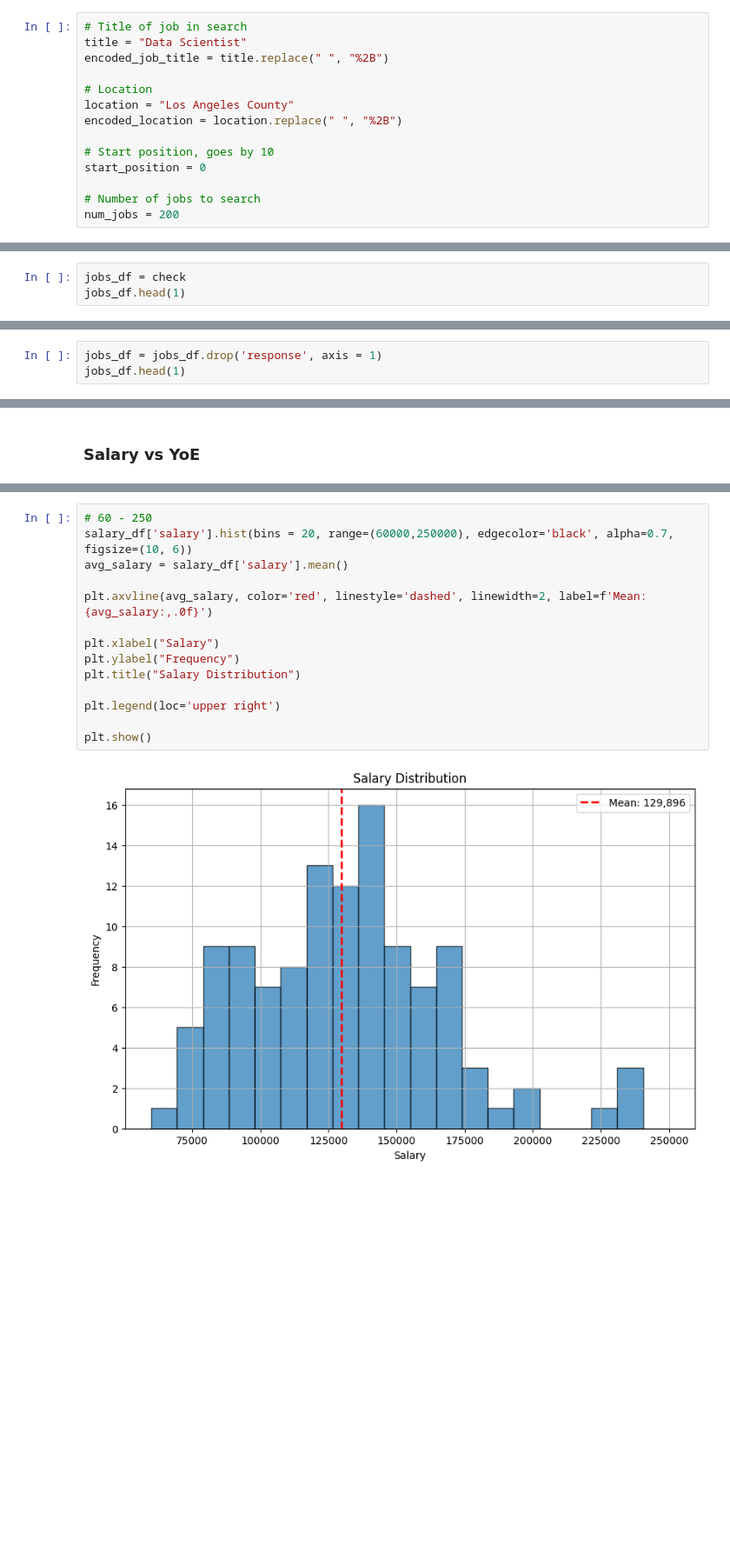
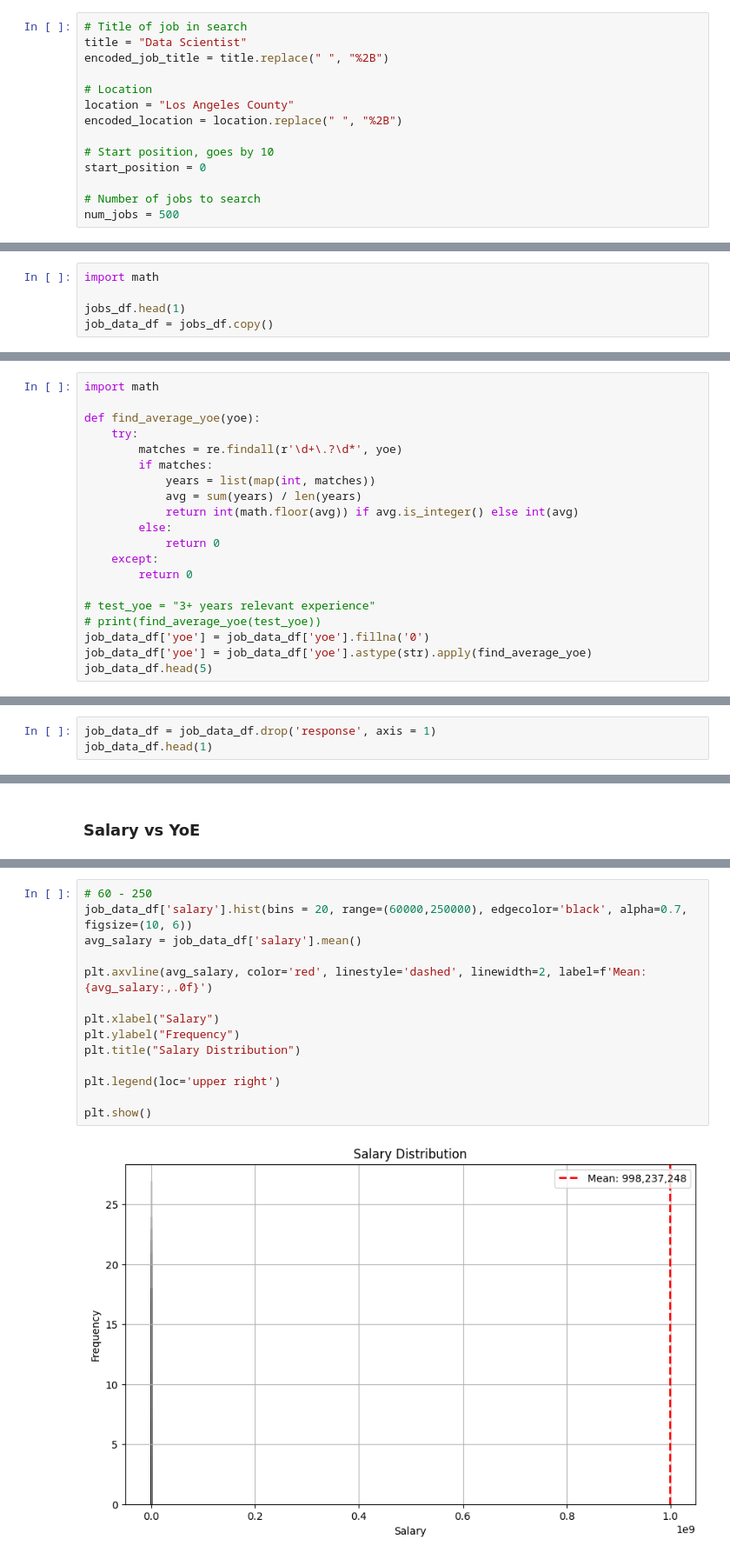
Before and after one commit to desmond-jung/Job-Insights-Agent, a Jupyter notebook: job_posting_scraper.ipynb, the cells around one changed output, grey strips where cells are left out. Shown at 87% size. Drawn from its saved outputs; the diff is of its cells as text; blank space fills up the shorter version.

Commit message:
Need to fix analysis graph, and integrity of salary, yoe columns

```diff
--- a/job_posting_scraper.ipynb
+++ b/job_posting_scraper.ipynb
@@ -22,7 +22,7 @@ encoded_location = location.replace(" ", "%2B")
 start_position = 0
 
 # Number of jobs to search
-num_jobs = 200
+num_jobs = 500
 # %%
 # link for list of job postings on the left on linkedin
 
@@ -405,3 +395,5 @@ check.head(5)
 # %%
-jobs_df = check
+import math
+
 jobs_df.head(1)
+job_data_df = jobs_df.copy()
@@ -482,0 +480,20 @@ jobs_df.head(1)
+# %%
+import math
+
+def find_average_yoe(yoe):
+    try:
+        matches = re.findall(r'\d+\.?\d*', yoe)
+        if matches:
+            years = list(map(int, matches))
+            avg = sum(years) / len(years)
+            return int(math.floor(avg)) if avg.is_integer() else int(avg)
+        else:
+            return 0
+    except:
+        return 0
+
+# test_yoe = "3+ years relevant experience"
+# print(find_average_yoe(test_yoe))
+job_data_df['yoe'] = job_data_df['yoe'].fillna('0')
+job_data_df['yoe'] = job_data_df['yoe'].astype(str).apply(find_average_yoe)
+job_data_df.head(5)
@@ -483,8 +507,8 @@ jobs_df.head(1)
 # %% [markdown]
 ##### Remove Response column
 # %%
-jobs_df = jobs_df.drop('response', axis = 1)
-jobs_df.head(1)
+job_data_df = job_data_df.drop('response', axis = 1)
+job_data_df.head(1)
 # %% [output]
 KeyError: "['response'] not found in axis"
 # %% [markdown]
@@ -509,17 +525,17 @@ salary_df.head()
 # %%
 # 60 - 250
-salary_df['salary'].hist(bins = 20, range=(60000,250000), edgecolor='black', alpha=0.7, figsize=(10, 6))
-avg_salary = salary_df['salary'].mean()
+job_data_df['salary'].hist(bins = 20, range=(60000,250000), edgecolor='black', alpha=0.7, figsize=(10, 6))
+avg_salary = job_data_df['salary'].mean()
 
 plt.axvline(avg_salary, color='red', linestyle='dashed', linewidth=2, label=f'Mean: {avg_salary:,.0f}')
 
 plt.xlabel("Salary")
 plt.ylabel("Frequency")
 plt.title("Salary Distribution")
 
 plt.legend(loc='upper right')
 
 plt.show()
 # %% [output]
-[figure, old version]
+[figure, new version]
 # %%
```
Also changed, not shown: parts of 14 cells of this notebook, 1 other file.
